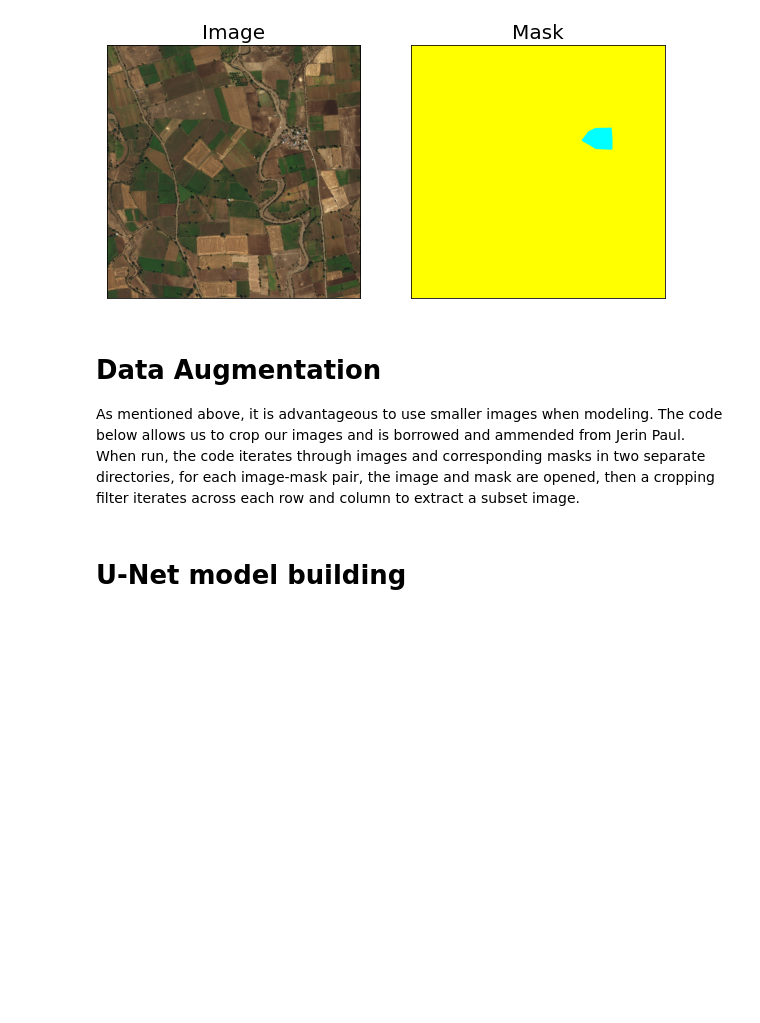
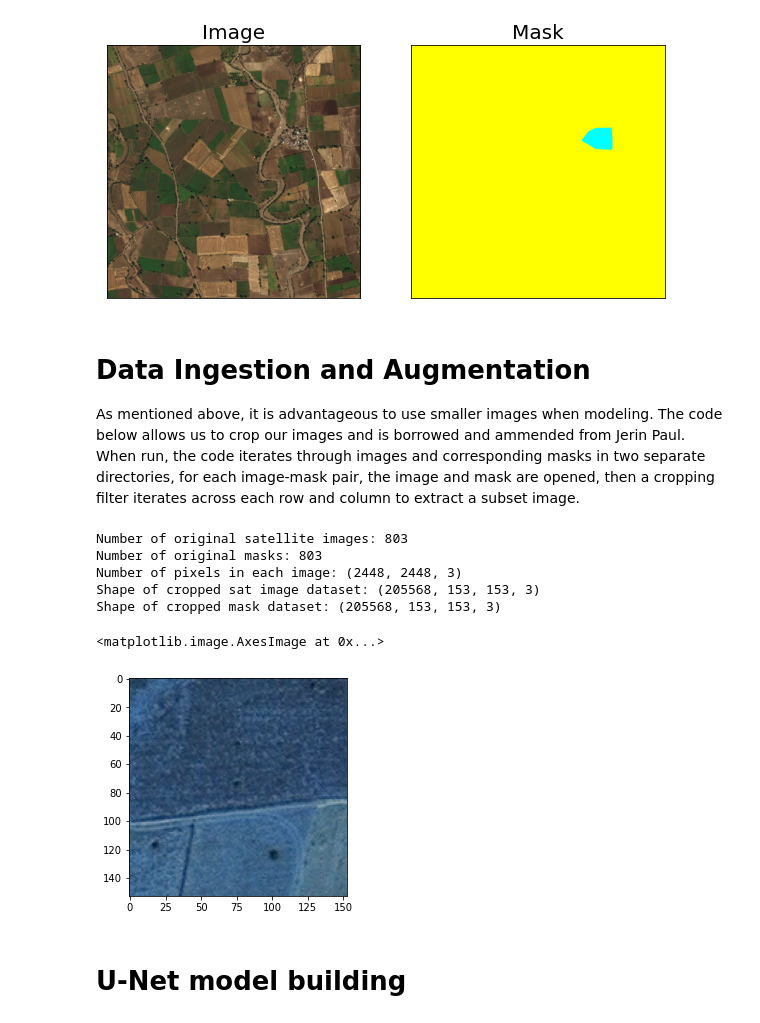
Before and after one commit to johnatawnclementawn/LandCoverSemanticSegmentation, a Jupyter notebook: landCov_semSeg.ipynb, the cells around one changed output. Drawn from its saved outputs; the diff is of its cells as text; code cells hidden in the pictures; blank space fills up the shorter version.

Commit message:
Add crop images as they are read in

```diff
--- a/landCov_semSeg.ipynb
+++ b/landCov_semSeg.ipynb
@@ -205,8 +205,65 @@ visualize(Image = img_Loc, Mask = mask_Loc)
 # %% [output]
 [figure]
 # %% [markdown]
-# Data Augmentation
+# Data Ingestion and Augmentation
 As mentioned above, it is advantageous to use smaller images when modeling. The code below allows us to crop our images and is borrowed and ammended from Jerin Paul. When run, the code iterates through images and corresponding masks in two separate directories, for each image-mask pair, the image and mask are opened, then a cropping filter iterates across each row and column to extract a subset image.
+# %%
+# Indentify the number of satellite images and corresponding masks
+numSatImg = len(metadata['sat_image_path'])
+numMask = len(metadata['mask_path'])
+print("Number of original satellite images: " + str(numSatImg))
+print("Number of original masks: " + str(numMask))
+
+# Open example image
+img = PIL.Image.open(metadata['sat_image_path'][0])
+# Get dimensionality of that image
+numPixels = np.asarray(img).shape
+print('Number of pixels in each image: {}'.format(numPixels))
+
+# Initialize arrays for cropped sat images and masks
+# We will crop each image down to sections of 153 x 153 x 3, which produces 256 cropped images per original sat image.
+# If you want to change the size of the cropped image, change the denominator for cropimg width / height below
+cropImg_height = int(numPixels[0] / 16)
+cropImg_width = int(numPixels[1] / 16)
+
+
+X = np.zeros([(numSatImg * 256), cropImg_height, cropImg_width, numPixels[2]], dtype='uint8')
+y = np.zeros([(numMask * 256), cropImg_height, cropImg_width, numPixels[2]], dtype='uint8')
+print('Shape of cropped sat image dataset: {}'.format(X.shape))
+print('Shape of cropped mask dataset: {}'.format(y.shape))
+# %% [output]
+Number of original satellite images: 803
+Number of original masks: 803
+Number of pixels in each image: (2448, 2448, 3)
+Shape of cropped sat image dataset: (205568, 153, 153, 3)
+Shape of cropped mask dataset: (205568, 153, 153, 3)
+# %%
+# Extract paths from pandas df to np array for iteration purposes - don't want to use iterrows b/c its slow!
+Xrows = np.asarray(metadata['sat_image_path'])
+yrows = np.asarray(metadata['mask_path'])
+
+
+# Step 1: Iterate through image & corresponding mask paths and read images into memory
+# Step 2: iterate through original img matrix and crop to predefined crop height & width
+# Step 3: Save cropped matrix to working dataset
+cropImgIdx = 0
+# for i in range(0, len(Xrows)):
+for i in range(0, 10):
+  img = np.asarray(cv2.imread(Xrows[i]))
+  mask = np.asarray(cv2.imread(yrows[i]))
+
+  for r in range(0, img.shape[0], cropImg_height):
+    for c in range(0, img.shape[1], cropImg_width):
+      newImg = np.array(img[r:r+cropImg_height, c:c+cropImg_width, :])
+      newMask = np.array(mask[r:r+cropImg_height, c:c+cropImg_width, :])
+
+      X[cropImgIdx,:] = newImg
+      y[cropImgIdx,:] = newMask
+# %%
+plt.imshow(X[0,:,:,:])
+# %% [output]
+<matplotlib.image.AxesImage at 0x...>
+[figure, added]
 # %% [markdown]
 # U-Net model building
 # %%
```
Also changed, not shown: parts of 4 cells of this notebook.
